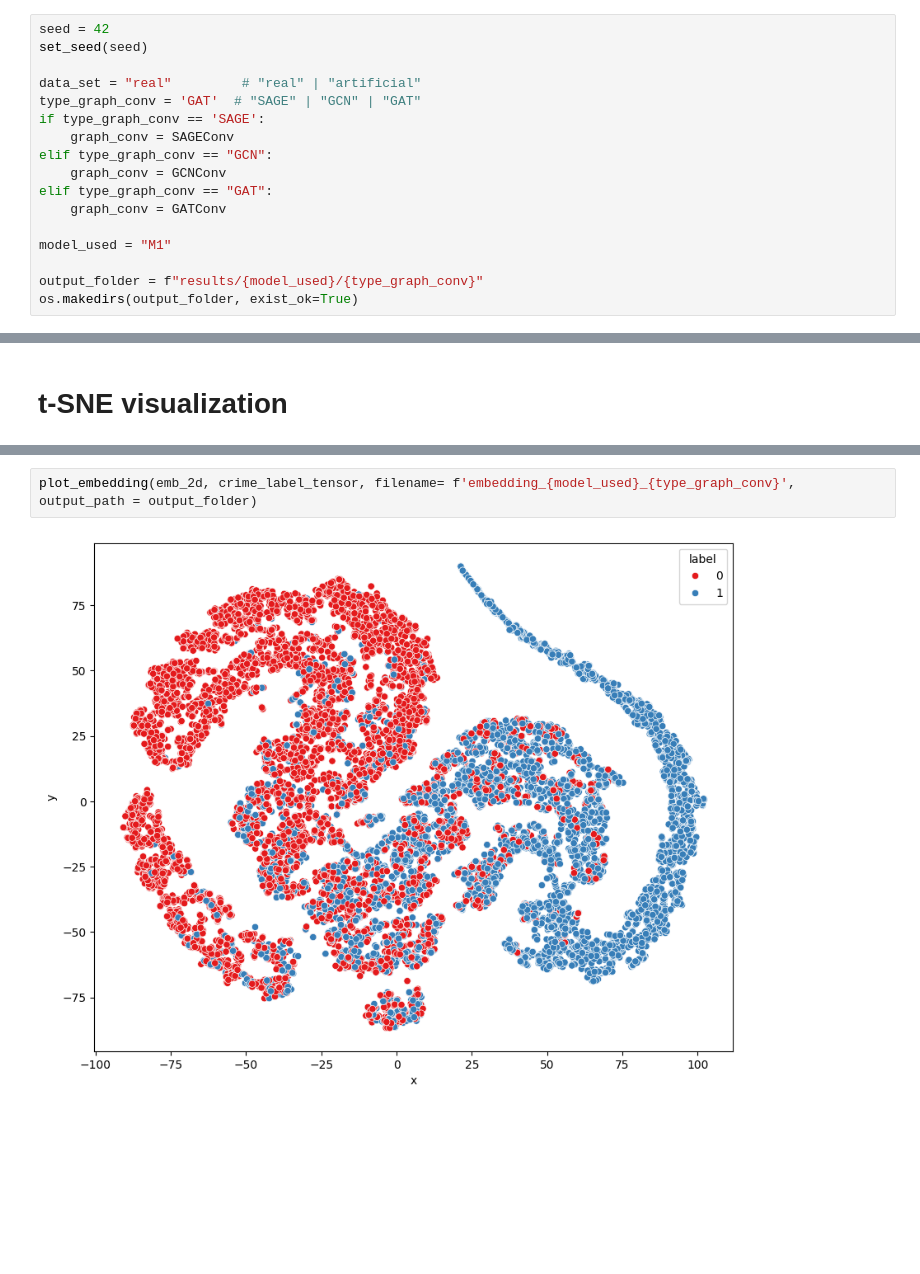
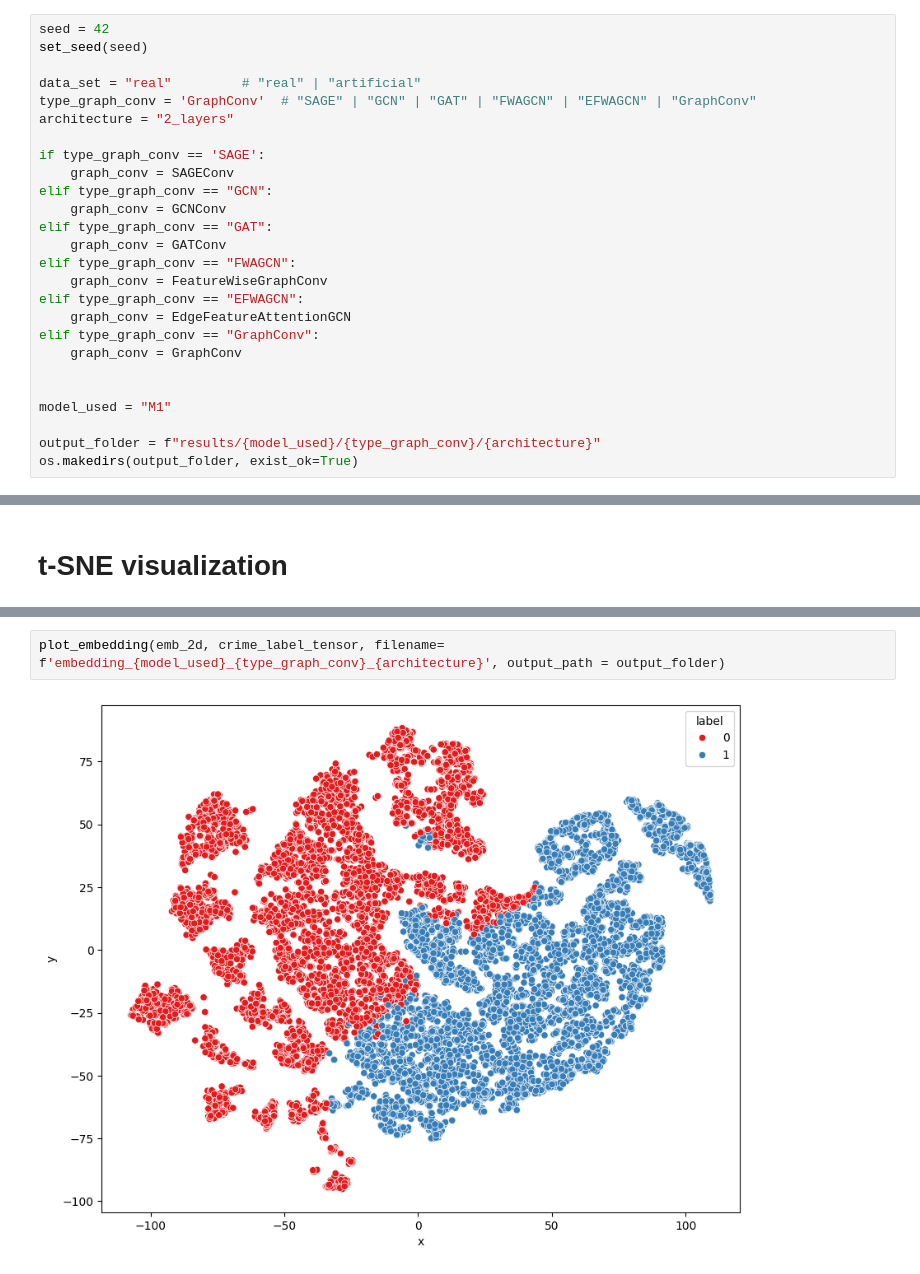
Before and after one commit to Waqar351/multi_model_data_fusion, a Jupyter notebook: M1.ipynb, the cells around one changed output, grey strips where cells are left out. Saved outputs shown, nothing was run; the diff lists cells and outputs as text; blank space fills up the shorter version.

Commit message:
Include GraphCOv_FWAGCN and EFWAGCN models

```diff
--- a/M1.ipynb
+++ b/M1.ipynb
@@ -58,17 +58,26 @@ seed = 42
 set_seed(seed)
 
 data_set = "real"         # "real" | "artificial"
-type_graph_conv = 'GAT'  # "SAGE" | "GCN" | "GAT"
+type_graph_conv = 'GraphConv'  # "SAGE" | "GCN" | "GAT" | "FWAGCN" | "EFWAGCN" | "GraphConv"
+architecture = "2_layers"
+
 if type_graph_conv == 'SAGE':
     graph_conv = SAGEConv
 elif type_graph_conv == "GCN":
     graph_conv = GCNConv
 elif type_graph_conv == "GAT":
     graph_conv = GATConv
+elif type_graph_conv == "FWAGCN":
+    graph_conv = FeatureWiseGraphConv
+elif type_graph_conv == "EFWAGCN":
+    graph_conv = EdgeFeatureAttentionGCN
+elif type_graph_conv == "GraphConv":
+    graph_conv = GraphConv
+
 
 model_used = "M1"
 
-output_folder = f"results/{model_used}/{type_graph_conv}"
+output_folder = f"results/{model_used}/{type_graph_conv}/{architecture}"
 os.makedirs(output_folder, exist_ok=True)
 # %% [markdown]
 # Load dataset
@@ -258,4 +257,4 @@ tsne_result.to_csv(f"{output_folder}/tsne_output_{model_used}_{type_graph_conv}.
 # %%
-plot_embedding(emb_2d, crime_label_tensor, filename= f'embedding_{model_used}_{type_graph_conv}', output_path = output_folder)
+plot_embedding(emb_2d, crime_label_tensor, filename= f'embedding_{model_used}_{type_graph_conv}_{architecture}', output_path = output_folder)
 # %% [output]
-[figure, old version]
+[figure, new version]
```
Also changed, not shown: parts of 12 cells of this notebook, 1 other file.
